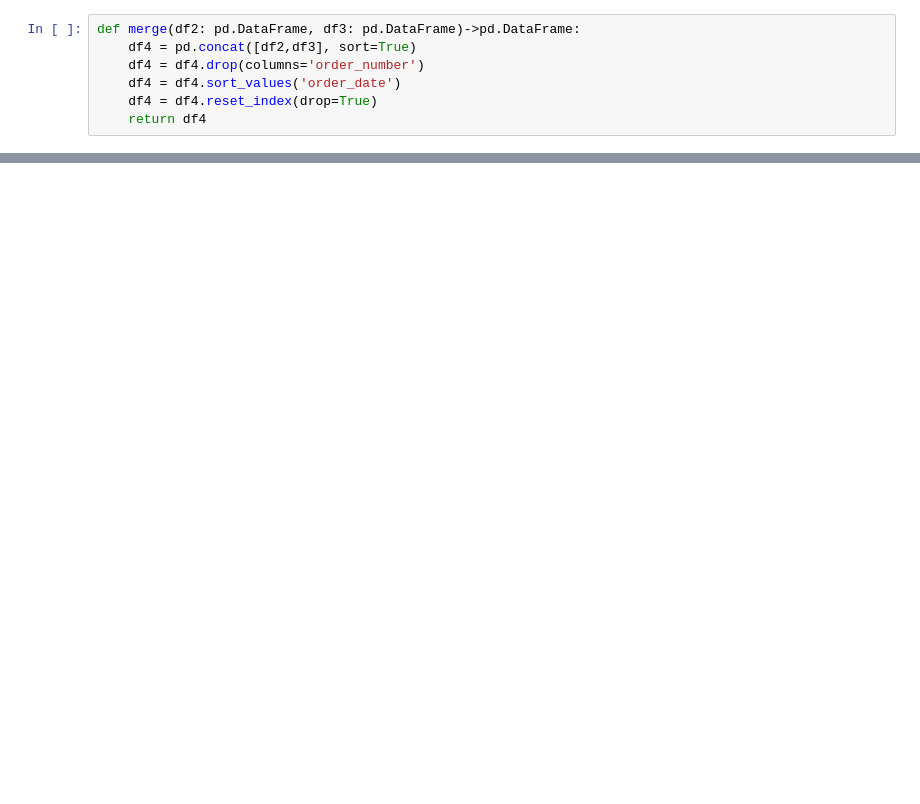
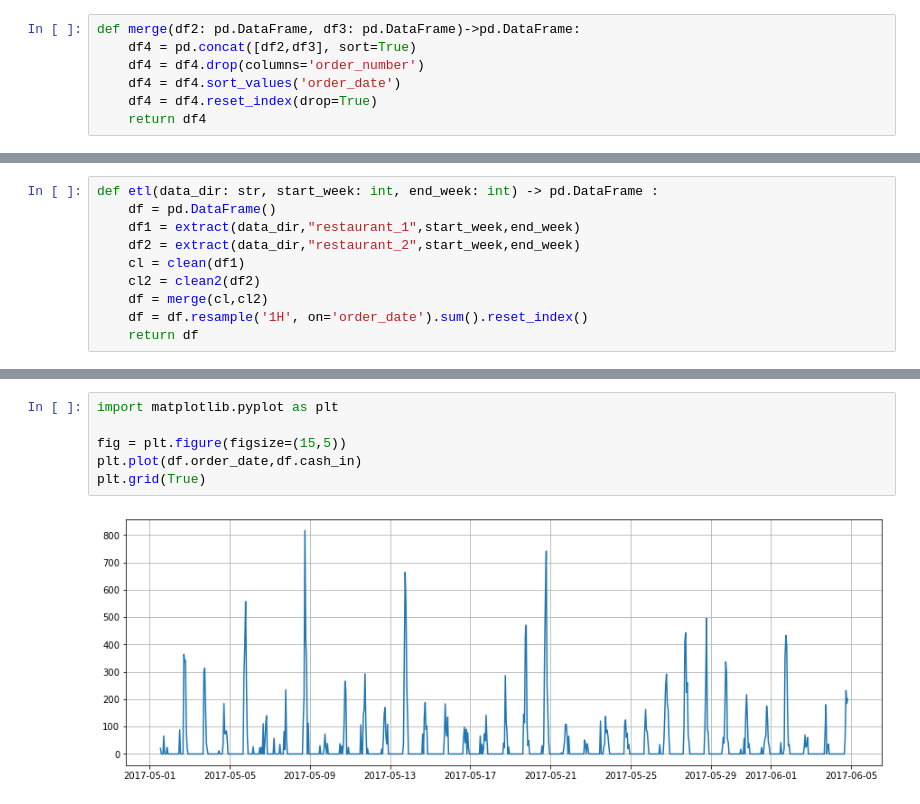
Before and after one commit to JulietteFou/Vasseur_ML, a Jupyter notebook: Notebooks/Tp2.ipynb, the cells around one changed output, grey strips where cells are left out. Cells and saved outputs as stored; diff of their text form; blank space fills up the shorter version.

```diff
--- a/Notebooks/Tp2.ipynb
+++ b/Notebooks/Tp2.ipynb
@@ -141,0 +112,10 @@ df4.head()
+# %%
+def etl(data_dir: str, start_week: int, end_week: int) -> pd.DataFrame :
+    df = pd.DataFrame()
+    df1 = extract(data_dir,"restaurant_1",start_week,end_week)
+    df2 = extract(data_dir,"restaurant_2",start_week,end_week)
+    cl = clean(df1)
+    cl2 = clean2(df2)
+    df = merge(cl,cl2)
+    df = df.resample('1H', on='order_date').sum().reset_index()
+    return df
@@ -141,0 +129,8 @@ df4.head()
+# %%
+import matplotlib.pyplot as plt
+
+fig = plt.figure(figsize=(15,5))
+plt.plot(df.order_date,df.cash_in)
+plt.grid(True)
+# %% [output]
+[figure, added]
```
Also changed, not shown: parts of 15 cells of this notebook.
